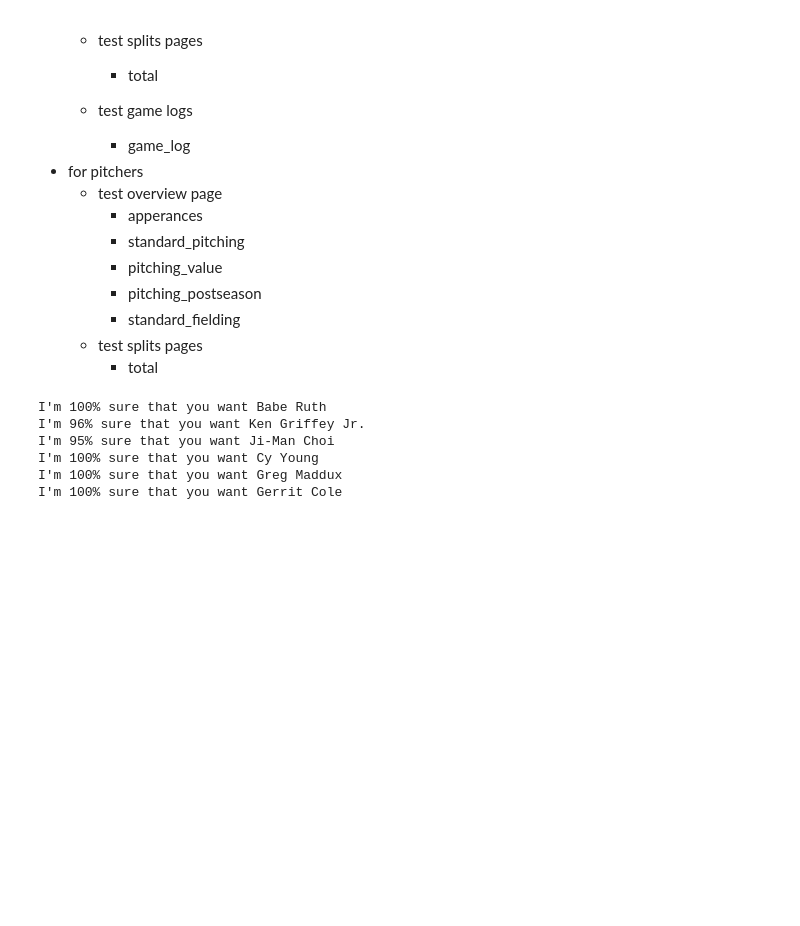
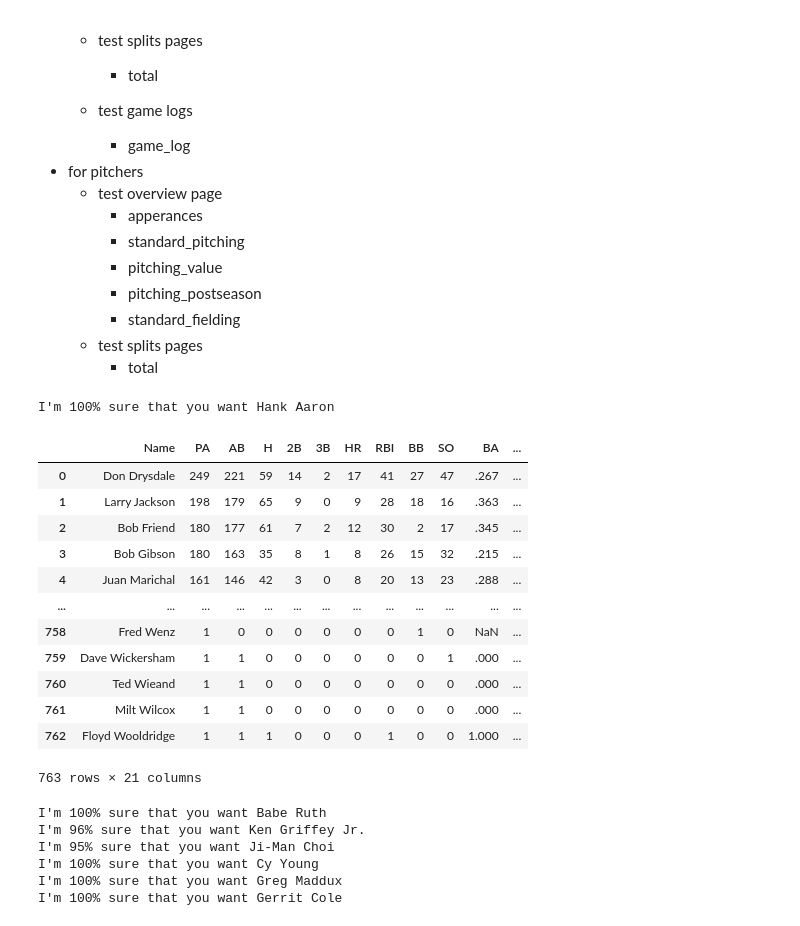
Before and after one commit to double-dose-larry/sportsref, a Jupyter notebook: test_players.ipynb, the cells around one changed output. Cells and saved outputs as stored; diff of their text form; code cells hidden in the pictures; blank space fills up the shorter version.

Commit message:
quick test of vs_pitcher

```diff
--- a/test_players.ipynb
+++ b/test_players.ipynb
@@ -31,6 +31,23 @@ for players:
         * standard_fielding
     * test splits pages
         * total
+# %%
+Player("hank aaron").vs_pitcher()
+# %% [output]
+I'm 100% sure that you want Hank Aaron
+|  | Name | PA | AB | H | 2B | 3B | HR | RBI | BB | SO | BA | ... |
+| 0 | Don Drysdale | 249 | 221 | 59 | 14 | 2 | 17 | 41 | 27 | 47 | .267 | ... |
+| 1 | Larry Jackson | 198 | 179 | 65 | 9 | 0 | 9 | 28 | 18 | 16 | .363 | ... |
+| 2 | Bob Friend | 180 | 177 | 61 | 7 | 2 | 12 | 30 | 2 | 17 | .345 | ... |
+| 3 | Bob Gibson | 180 | 163 | 35 | 8 | 1 | 8 | 26 | 15 | 32 | .215 | ... |
+| 4 | Juan Marichal | 161 | 146 | 42 | 3 | 0 | 8 | 20 | 13 | 23 | .288 | ... |
+| ... | ... | ... | ... | ... | ... | ... | ... | ... | ... | ... | ... | ... |
+| 758 | Fred Wenz | 1 | 0 | 0 | 0 | 0 | 0 | 0 | 1 | 0 | NaN | ... |
+| 759 | Dave Wickersham | 1 | 1 | 0 | 0 | 0 | 0 | 0 | 0 | 1 | .000 | ... |
+| 760 | Ted Wieand | 1 | 1 | 0 | 0 | 0 | 0 | 0 | 0 | 0 | .000 | ... |
+| 761 | Milt Wilcox | 1 | 1 | 0 | 0 | 0 | 0 | 0 | 0 | 0 | .000 | ... |
+| 762 | Floyd Wooldridge | 1 | 1 | 1 | 0 | 0 | 0 | 1 | 0 | 0 | 1.000 | ... |
+763 rows × 21 columns
 # %%
 # test prep
 
```
